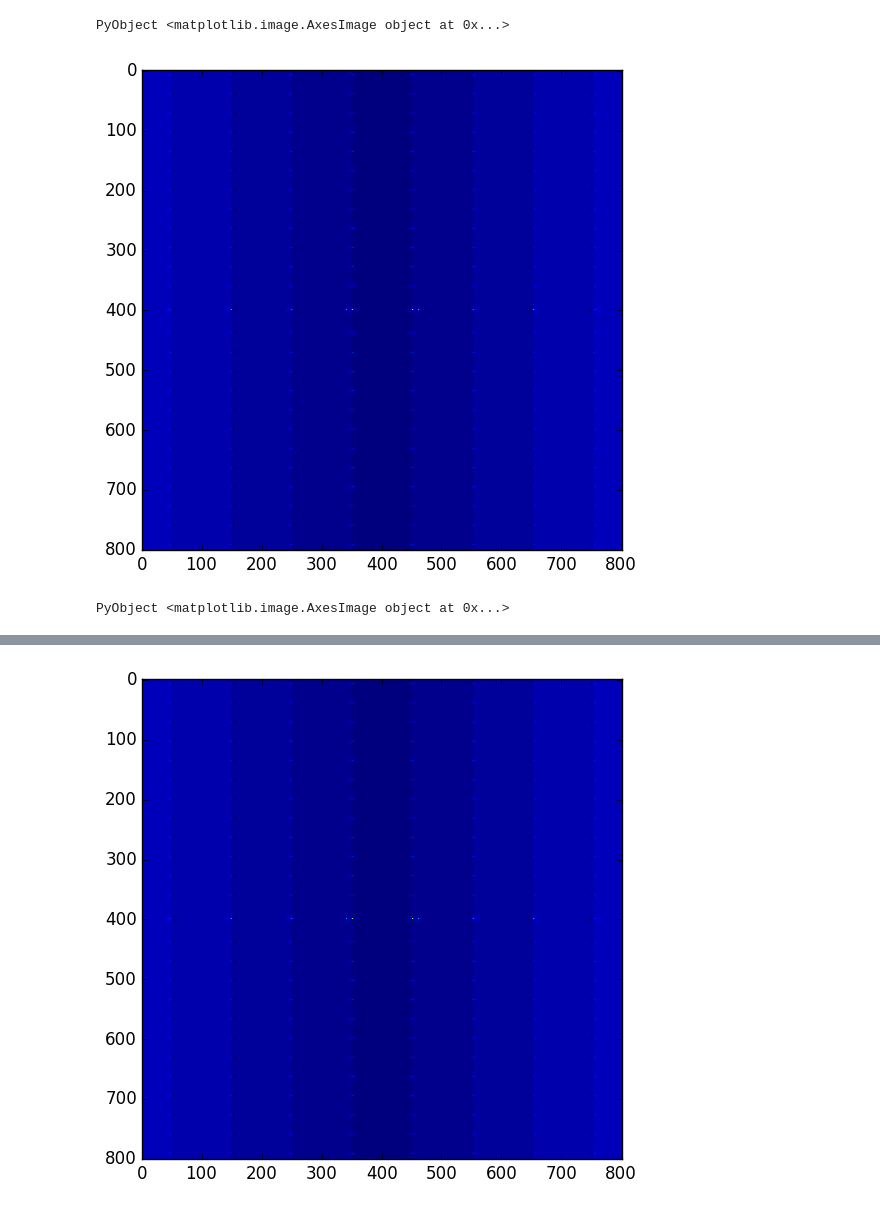
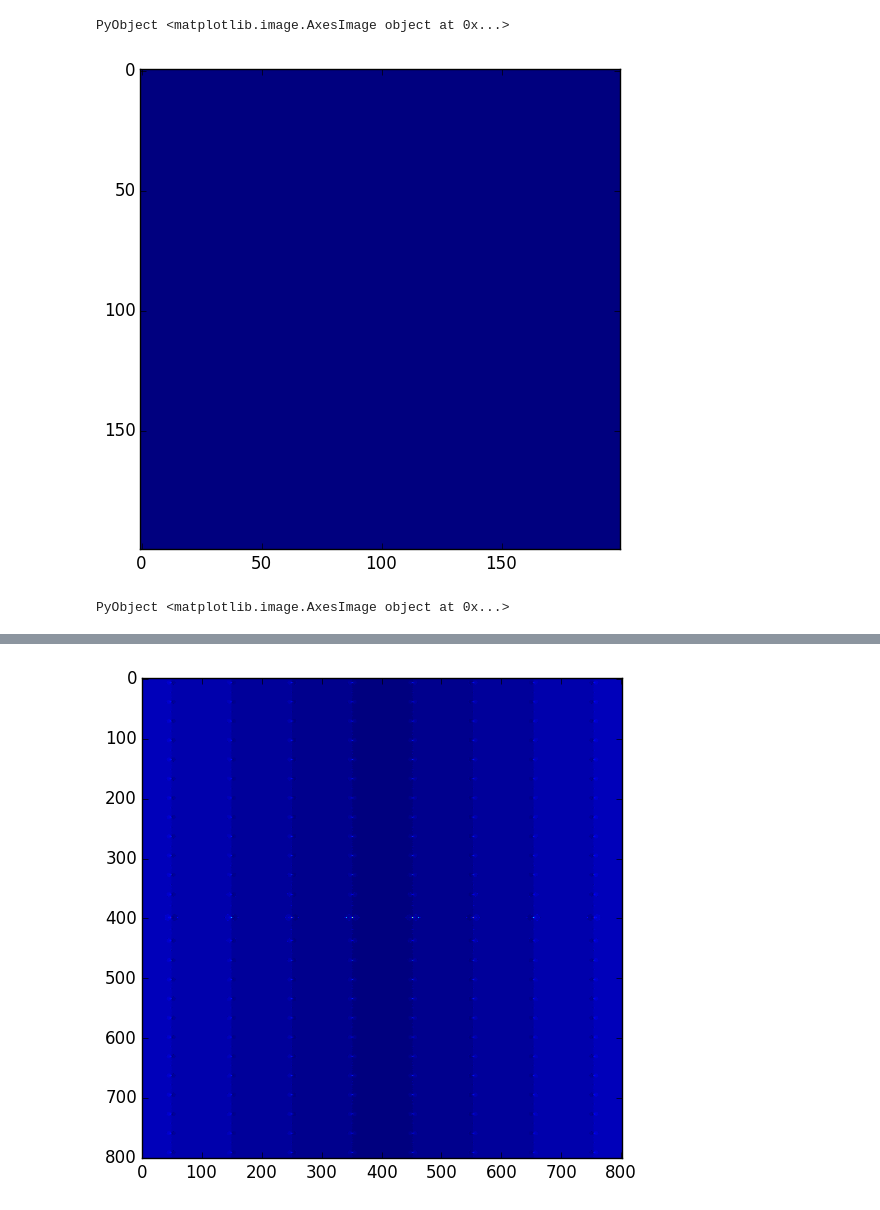
Before and after one commit to lbenet/2016-1_TemasSelectosFisComp, a Jupyter notebook: tareas/Ceboc/2-Ejercicios_AD.ipynb, the cells around one changed output, grey strips where cells are left out. Cells and saved outputs as stored; diff of their text form; code cells hidden in the pictures.

```diff
--- a/tareas/Ceboc/2-Ejercicios_AD.ipynb
+++ b/tareas/Ceboc/2-Ejercicios_AD.ipynb
@@ -127,6 +127,6 @@ dh(x)=cos(x)
 W = matrizra(h,dh);
-# %%
-imshow(abs(W))
-# %% [output]
-[figure, removed]
-PyObject <matplotlib.image.AxesImage object at 0x...>
+# %%
+imshow(zeros(200,200))
+# %% [output]
+[figure, added]
+PyObject <matplotlib.image.AxesImage object at 0x...>
```
Also changed, not shown: parts of 7 cells of this notebook.
